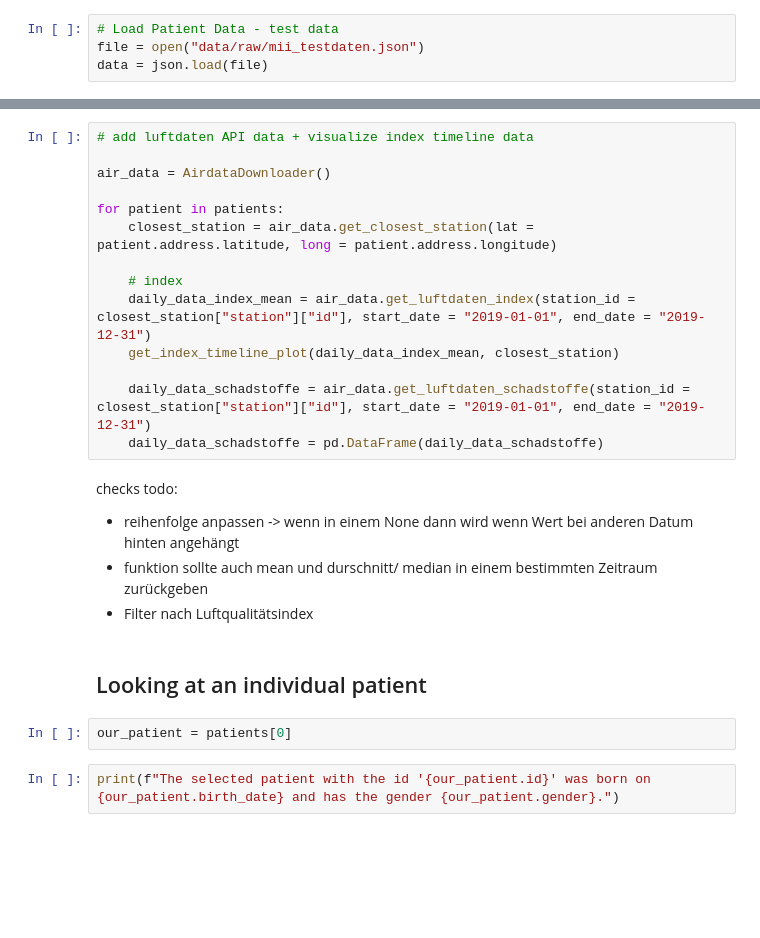
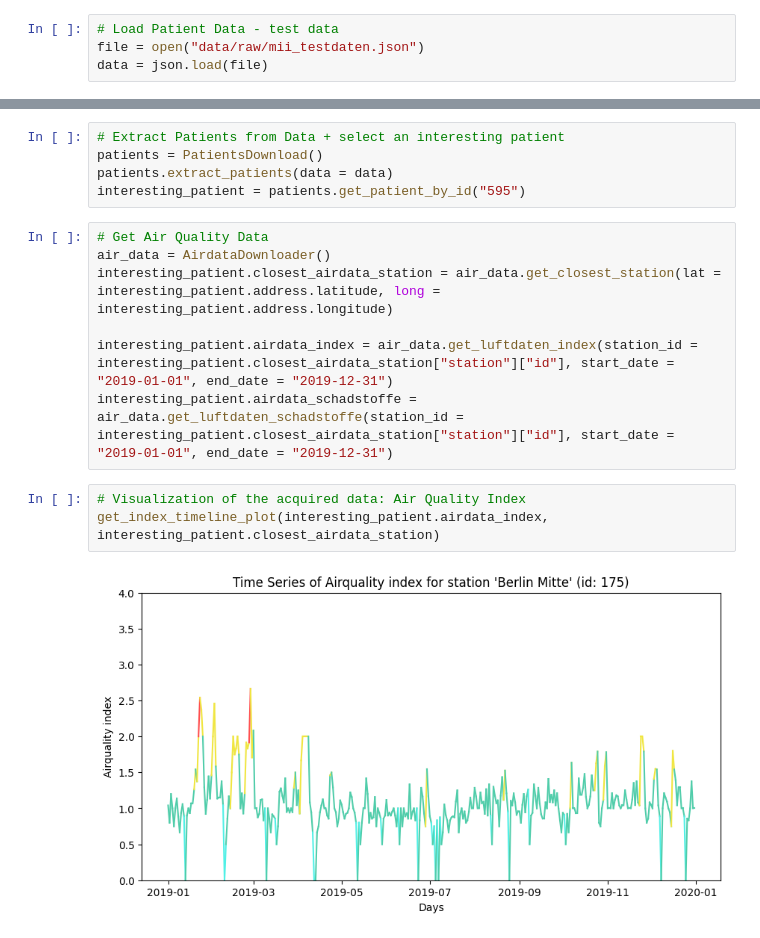
Before and after one commit to technologiestiftung/post-covid-datenmodell, a Jupyter notebook: notebooks/patient_luftdaten.ipynb, the cells around one changed output, grey strips where cells are left out. Saved outputs shown, nothing was run; the diff lists cells and outputs as text; blank space fills up the shorter version.

```diff
--- a/notebooks/patient_luftdaten.ipynb
+++ b/notebooks/patient_luftdaten.ipynb
@@ -22,25 +20,17 @@ for entry in data["entry"]:
+# %%
+# Extract Patients from Data + select an interesting patient
+patients = PatientsDownload()
+patients.extract_patients(data = data)
+interesting_patient = patients.get_patient_by_id("595")
 # %%
-# add luftdaten API data + visualize index timeline data
+# Get Air Quality Data
+air_data = AirdataDownloader()
+interesting_patient.closest_airdata_station = air_data.get_closest_station(lat = interesting_patient.address.latitude, long = interesting_patient.address.longitude)
 
-air_data = AirdataDownloader()
-
-for patient in patients:
-    closest_station = air_data.get_closest_station(lat = patient.address.latitude, long = patient.address.longitude)
-
-    # index
-    daily_data_index_mean = air_data.get_luftdaten_index(station_id = closest_station["station"]["id"], start_date = "2019-01-01", end_date = "2019-12-31")
-    get_index_timeline_plot(daily_data_index_mean, closest_station)
-
-    daily_data_schadstoffe = air_data.get_luftdaten_schadstoffe(station_id = closest_station["station"]["id"], start_date = "2019-01-01", end_date = "2019-12-31")
-    daily_data_schadstoffe = pd.DataFrame(daily_data_schadstoffe)
+interesting_patient.airdata_index = air_data.get_luftdaten_index(station_id = interesting_patient.closest_airdata_station["station"]["id"], start_date = "2019-01-01", end_date = "2019-12-31")
+interesting_patient.airdata_schadstoffe = air_data.get_luftdaten_schadstoffe(station_id = interesting_patient.closest_airdata_station["station"]["id"], start_date = "2019-01-01", end_date = "2019-12-31")
-# %% [markdown]
-checks todo:
-- reihenfolge anpassen -> wenn in einem None dann wird wenn Wert bei anderen Datum hinten angehängt
-- funktion sollte auch mean und durschnitt/ median in einem bestimmten Zeitraum zurückgeben
-- Filter nach Luftqualitätsindex
-# %% [markdown]
-## Looking at an individual patient
-# %%
-our_patient = patients[0]
-# %%
-print(f"The selected patient with the id '{our_patient.id}' was born on {our_patient.birth_date} and has the gender {our_patient.gender}.")
+# %%
+# Visualization of the acquired data: Air Quality Index
+get_index_timeline_plot(interesting_patient.airdata_index, interesting_patient.closest_airdata_station)
+# %% [output]
+[figure, added]
```
Also changed, not shown: parts of 11 cells of this notebook, 8 other files.
